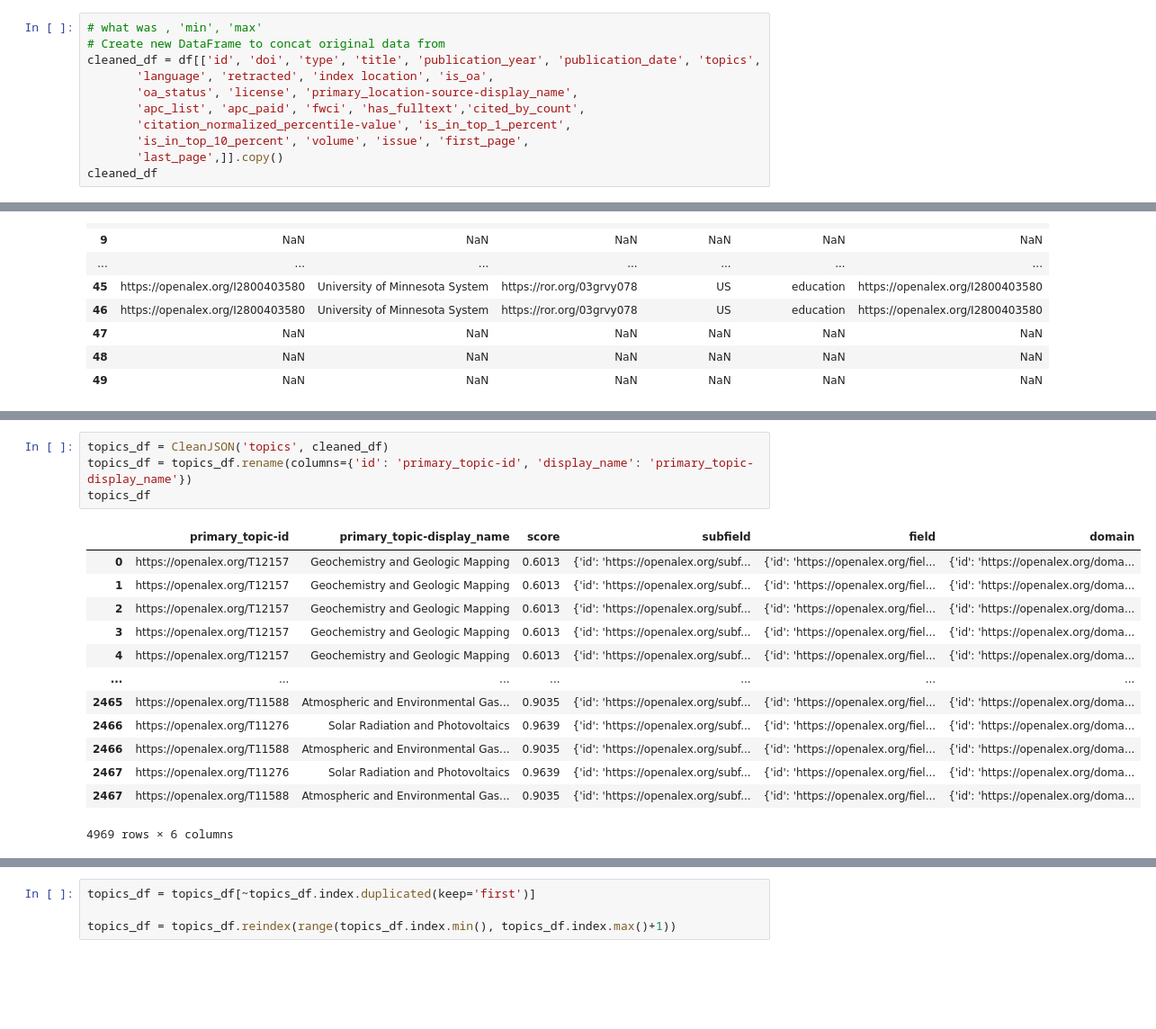
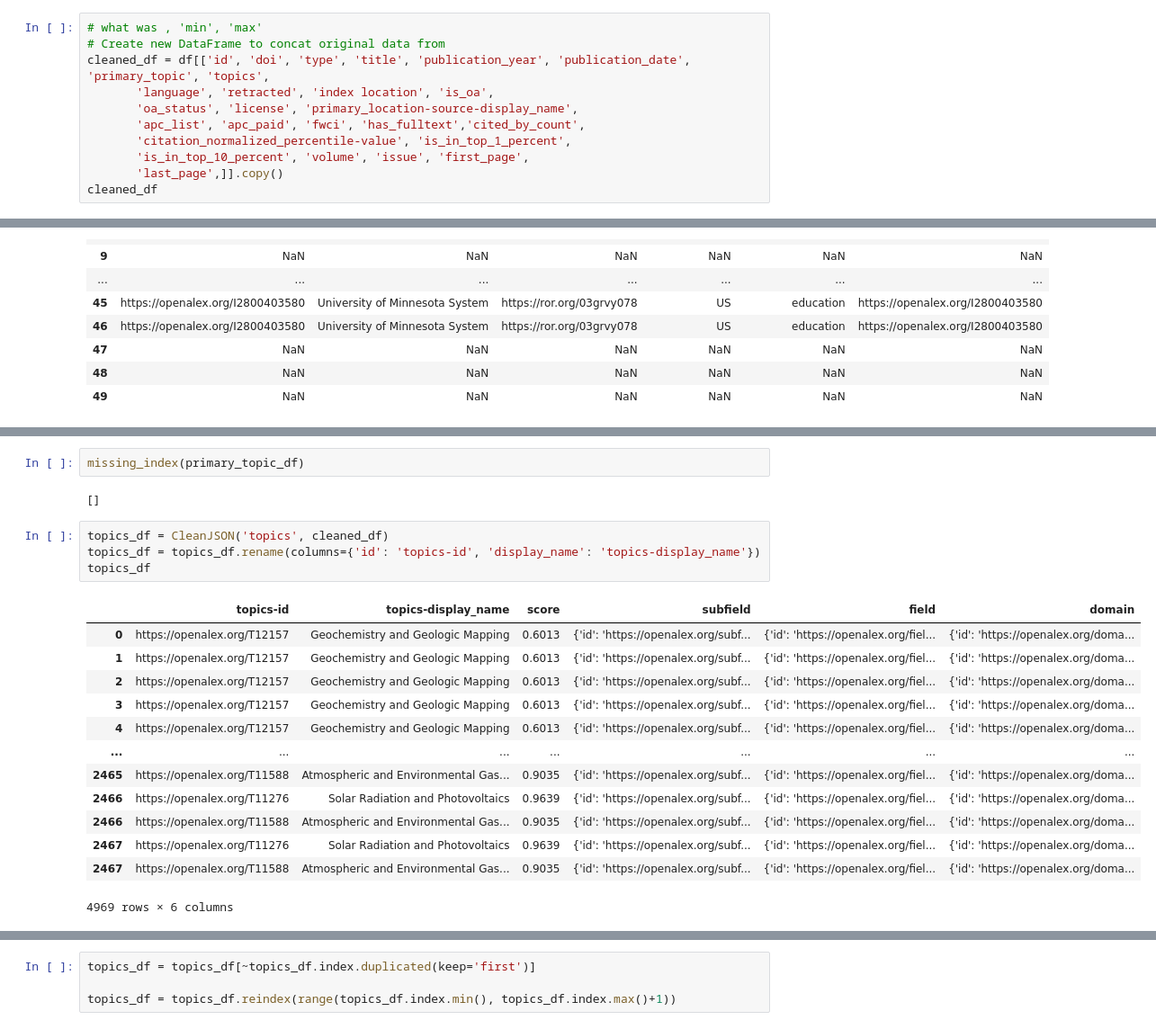
Before and after one commit to senderrr/OpenAlex, a Jupyter notebook: OpenAlexSource.ipynb, the cells around one changed output, grey strips where cells are left out. Shown at 90% size. Drawn from its saved outputs; the diff is of its cells as text; blank space fills up the shorter version.

```diff
--- a/OpenAlexSource.ipynb
+++ b/OpenAlexSource.ipynb
@@ -249,7 +250,7 @@ df.head()
 # %%
 # what was , 'min', 'max'
 # Create new DataFrame to concat original data from
-cleaned_df = df[['id', 'doi', 'type', 'title', 'publication_year', 'publication_date', 'topics',
+cleaned_df = df[['id', 'doi', 'type', 'title', 'publication_year', 'publication_date', 'primary_topic', 'topics',
        'language', 'retracted', 'index location', 'is_oa',
        'oa_status', 'license', 'primary_location-source-display_name',
        'apc_list', 'apc_paid', 'fwci', 'has_fulltext','cited_by_count',
@@ -391,9 +431,13 @@ institutions_df.head(50)
+# %%
+missing_index(primary_topic_df)
+# %% [output]
+[]
 # %%
 topics_df = CleanJSON('topics', cleaned_df)
-topics_df = topics_df.rename(columns={'id': 'primary_topic-id', 'display_name': 'primary_topic-display_name'})
+topics_df = topics_df.rename(columns={'id': 'topics-id', 'display_name': 'topics-display_name'})
 topics_df
 # %% [output]
-|  | primary_topic-id | primary_topic-display_name | score | subfield | field | domain |
+|  | topics-id | topics-display_name | score | subfield | field | domain |
 | 0 | https://openalex.org/T12157 | Geochemistry and Geologic Mapping | 0.6013 | {'id': 'https://openalex.org/subf... | {'id': 'https://openalex.org/fiel... | {'id': 'https://openalex.org/doma... |
 | 1 | https://openalex.org/T12157 | Geochemistry and Geologic Mapping | 0.6013 | {'id': 'https://openalex.org/subf... | {'id': 'https://openalex.org/fiel... | {'id': 'https://openalex.org/doma... |
 | 2 | https://openalex.org/T12157 | Geochemistry and Geologic Mapping | 0.6013 | {'id': 'https://openalex.org/subf... | {'id': 'https://openalex.org/fiel... | {'id': 'https://openalex.org/doma... |
```
Also changed, not shown: parts of 25 cells of this notebook, 2 other files.
